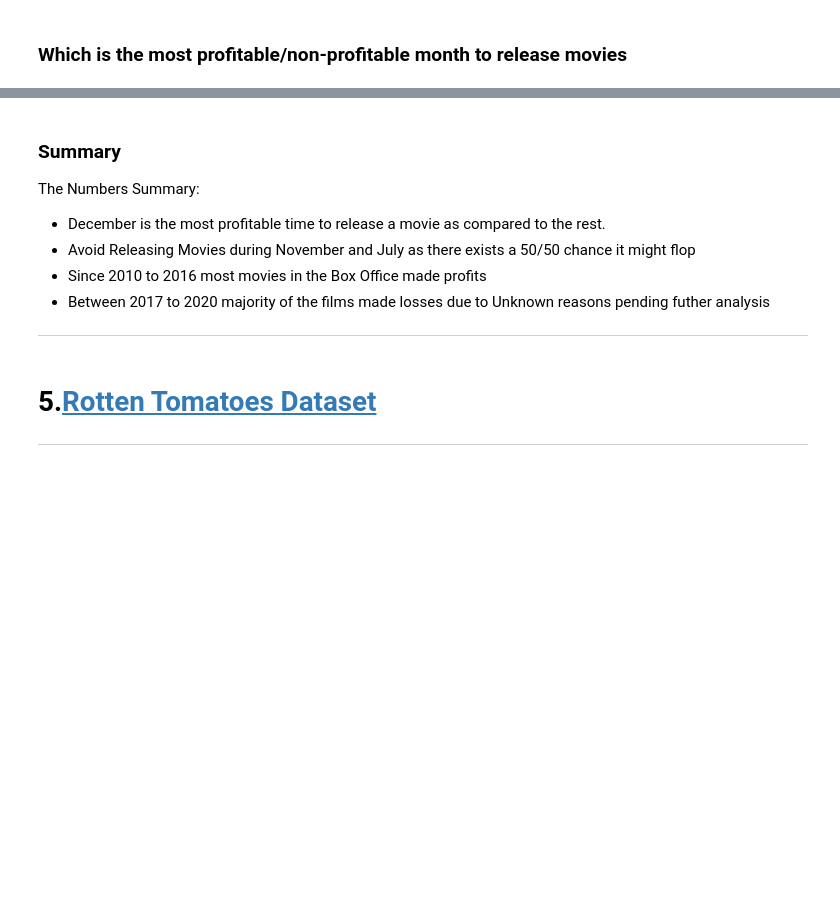
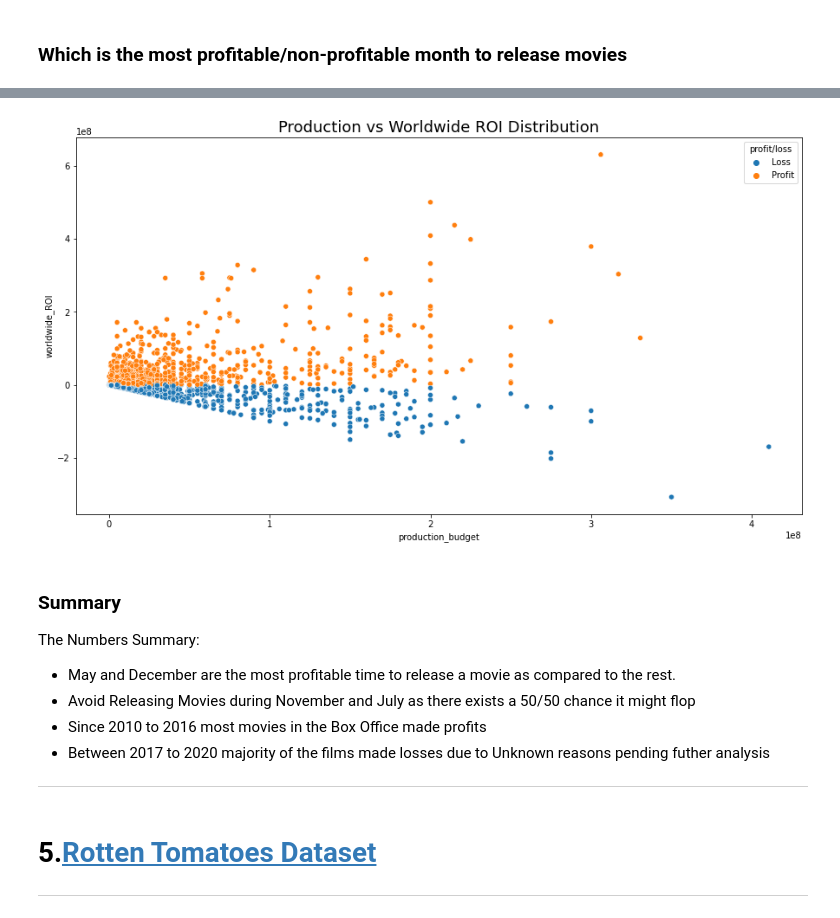
Before and after one commit to nkevin90/Phase-1-Project, a Jupyter notebook: student.ipynb, the cells around one changed output, grey strips where cells are left out. Cells and saved outputs as stored; diff of their text form; code cells hidden in the pictures; blank space fills up the shorter version.

```diff
--- a/student.ipynb
+++ b/student.ipynb
@@ -709,7 +724,14 @@ sns.histplot(data=tnBudget, x='release_month', hue='profit/loss', multiple='dodg
+# %%
+fig, ax=plt.subplots(figsize=(15,8))
+
+ax.set_title('Production vs Worldwide ROI Distribution',fontsize=18)
+sns.scatterplot(data=tnBudget, y='worldwide_ROI',x='production_budget' ,hue='profit/loss');
+# %% [output]
+[figure, added]
 # %% [markdown]
 ### Summary
 The Numbers Summary:
-- December is the most profitable time to release a movie as compared to the rest.
+- May and December are the most profitable time to release a movie as compared to the rest.
 - Avoid Releasing Movies during November and July as there exists a 50/50 chance it might flop
 - Since 2010 to 2016 most movies in the Box Office made profits
 - Between 2017 to 2020  majority of the films made losses due to Unknown reasons pending futher analysis
```
Also changed, not shown: parts of 30 cells of this notebook.
